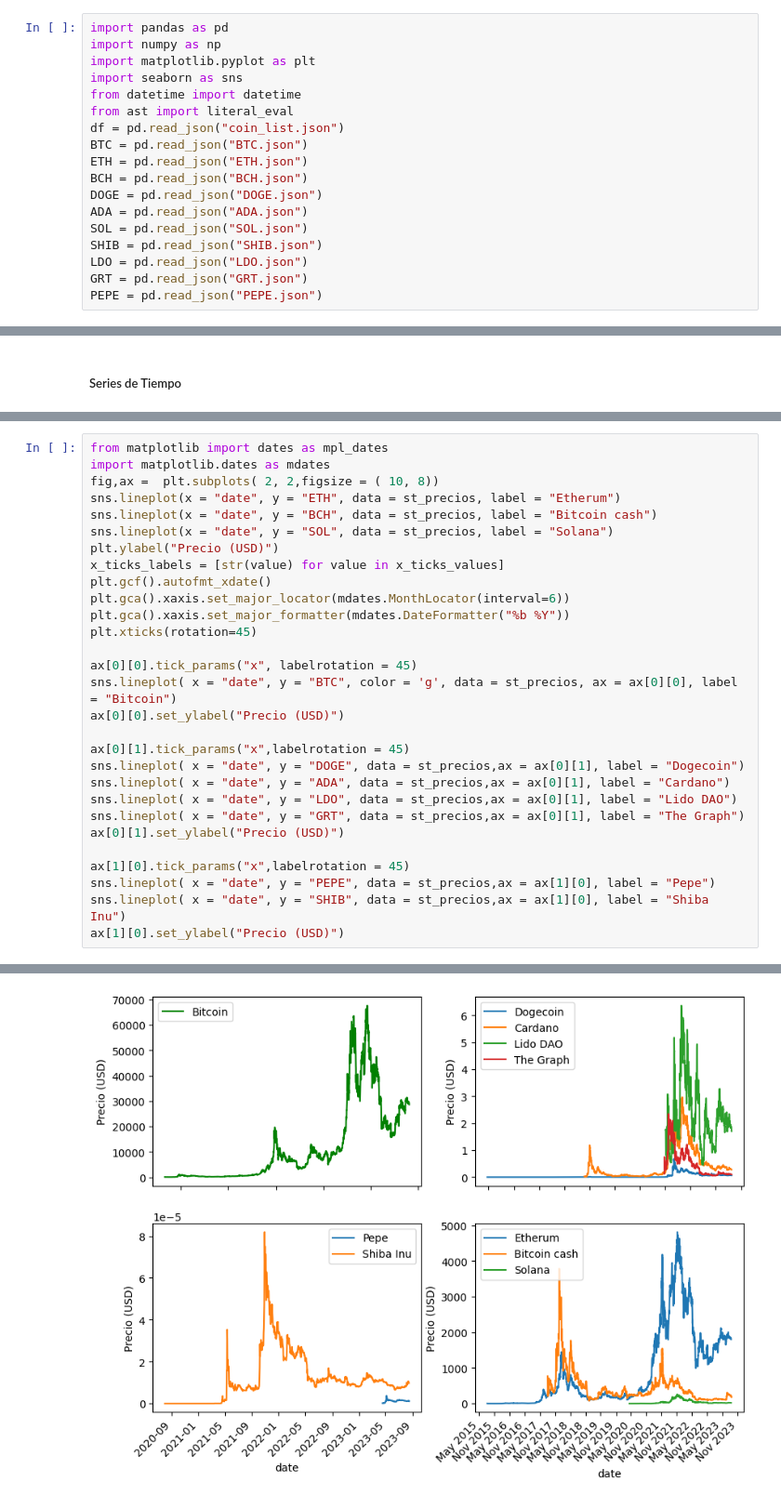
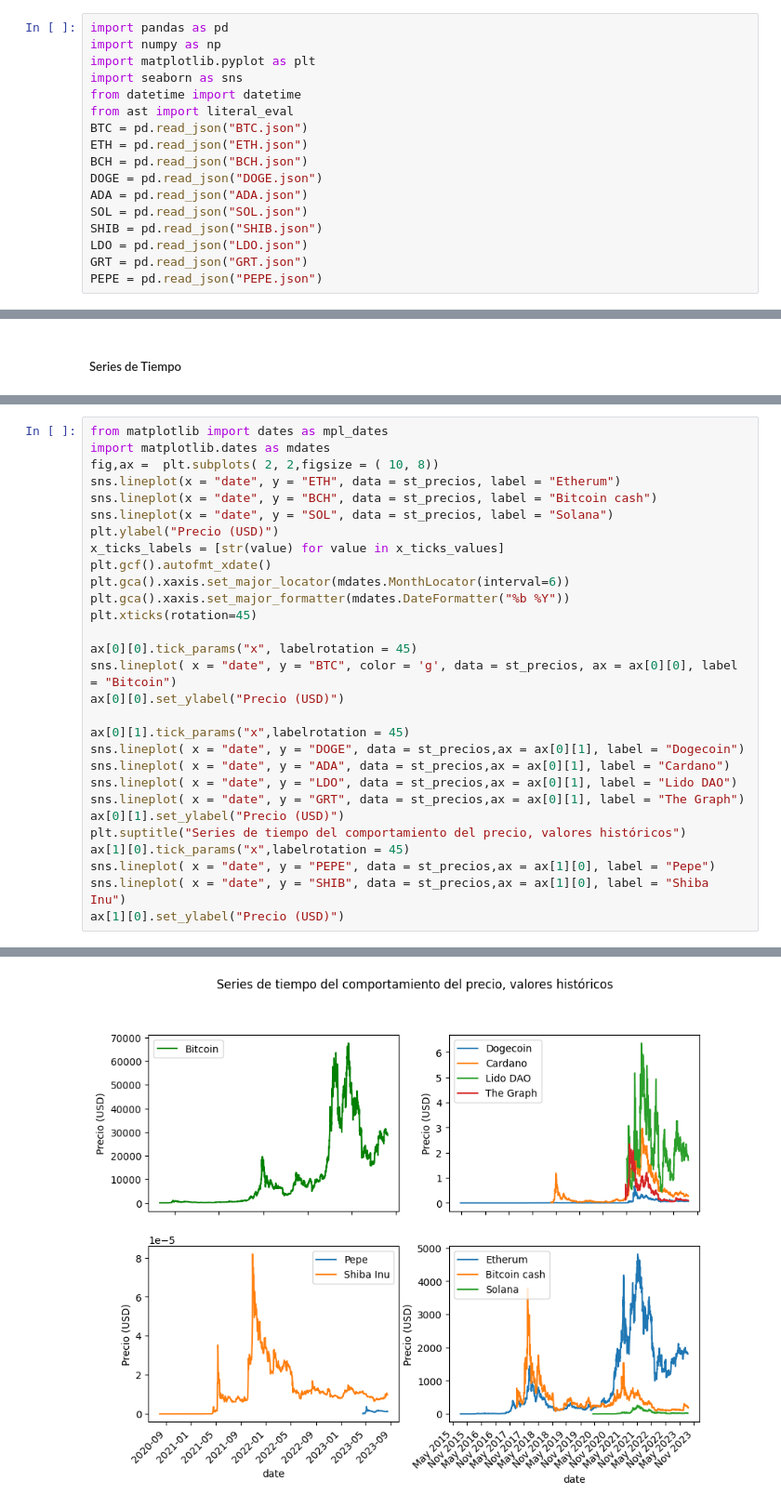
Before and after one commit to kdavisong/DA_Crypto_Maket, a Jupyter notebook: DA_CrypyoM.ipynb, the cells around one changed output, grey strips where cells are left out. Shown at 93% size. Cells and saved outputs as stored; diff of their text form.

```diff
--- a/DA_CrypyoM.ipynb
+++ b/DA_CrypyoM.ipynb
@@ -9,7 +9,6 @@ import matplotlib.pyplot as plt
 import seaborn as sns
 from datetime import datetime
 from ast import literal_eval
-df = pd.read_json("coin_list.json")
 BTC = pd.read_json("BTC.json")
 ETH = pd.read_json("ETH.json")
 BCH = pd.read_json("BCH.json")
@@ -653,32 +656,32 @@ Cabe resaltar que entre menor capitalización de mercado es más fácil que el p
 # %%
 from matplotlib import dates as mpl_dates
 import matplotlib.dates as mdates
 fig,ax =  plt.subplots( 2, 2,figsize = ( 10, 8))
 sns.lineplot(x = "date", y = "ETH", data = st_precios, label = "Etherum")
 sns.lineplot(x = "date", y = "BCH", data = st_precios, label = "Bitcoin cash")
 sns.lineplot(x = "date", y = "SOL", data = st_precios, label = "Solana")
 plt.ylabel("Precio (USD)")
 x_ticks_labels = [str(value) for value in x_ticks_values]
 plt.gcf().autofmt_xdate()
 plt.gca().xaxis.set_major_locator(mdates.MonthLocator(interval=6))
 plt.gca().xaxis.set_major_formatter(mdates.DateFormatter("%b %Y"))
 plt.xticks(rotation=45)
 
 ax[0][0].tick_params("x", labelrotation = 45)
 sns.lineplot( x = "date", y = "BTC", color = 'g', data = st_precios, ax = ax[0][0], label = "Bitcoin")
 ax[0][0].set_ylabel("Precio (USD)")
 
 ax[0][1].tick_params("x",labelrotation = 45)
 sns.lineplot( x = "date", y = "DOGE", data = st_precios,ax = ax[0][1], label = "Dogecoin")
 sns.lineplot( x = "date", y = "ADA", data = st_precios,ax = ax[0][1], label = "Cardano")
 sns.lineplot( x = "date", y = "LDO", data = st_precios,ax = ax[0][1], label = "Lido DAO")
 sns.lineplot( x = "date", y = "GRT", data = st_precios,ax = ax[0][1], label = "The Graph")
 ax[0][1].set_ylabel("Precio (USD)")
-
+plt.suptitle("Series de tiempo del comportamiento del precio, valores históricos")
 ax[1][0].tick_params("x",labelrotation = 45)
 sns.lineplot( x = "date", y = "PEPE", data = st_precios,ax = ax[1][0], label = "Pepe")
 sns.lineplot( x = "date", y = "SHIB", data = st_precios,ax = ax[1][0], label = "Shiba Inu")
 ax[1][0].set_ylabel("Precio (USD)")
 # %% [output]
 Text(0, 0.5, 'Precio (USD)')
-[figure, old version]
+[figure, new version]
```
Also changed, not shown: parts of 16 cells of this notebook, 25 other files.
